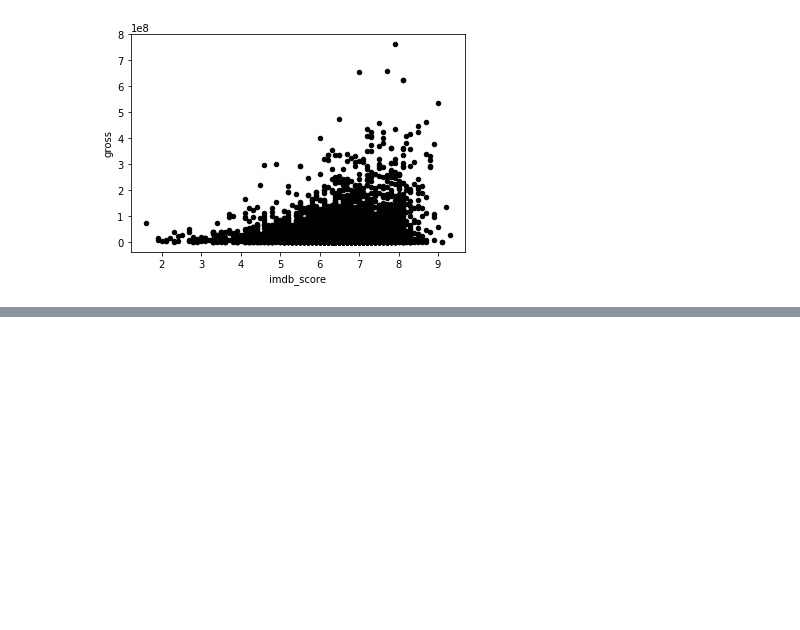
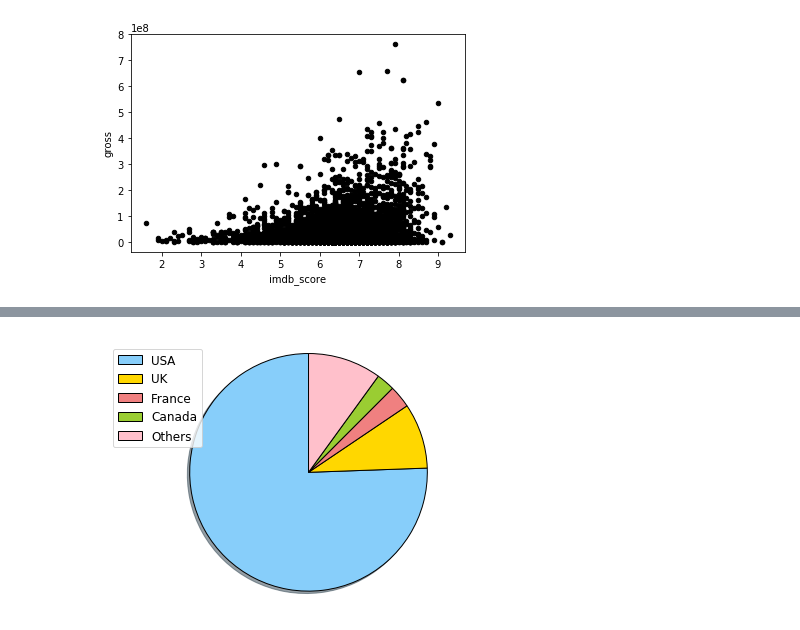
Before and after one commit to wensu425/Cogs108_Movie_Prediction, a Jupyter notebook: Movie_prediction.ipynb, the cells around one changed output, grey strips where cells are left out. Saved outputs shown, nothing was run; the diff lists cells and outputs as text; code cells hidden in the pictures; blank space fills up the shorter version.

```diff
--- a/Movie_prediction.ipynb
+++ b/Movie_prediction.ipynb
@@ -383,0 +424,13 @@ South_Africa =  6.4375
+# %%
+labels = 'USA','UK','France','Canada','Others'
+sizes =[3811,448,154,126,504]
+colors = ['lightskyblue','gold','lightcoral','yellowgreen','pink']
+patches, texts = plt.pie(sizes,colors=colors,shadow=True,startangle=90,
+wedgeprops={"edgecolor":"0", 'linewidth':1,
+            'linestyle':'solid','antialiased':True })
+plt.legend(patches,labels,loc="best",fontsize=12)
+plt.axis('equal')
+plt.tight_layout()
+plt.show()
+# %% [output]
+[figure, added]
```
Also changed, not shown: parts of 3 cells of this notebook.
